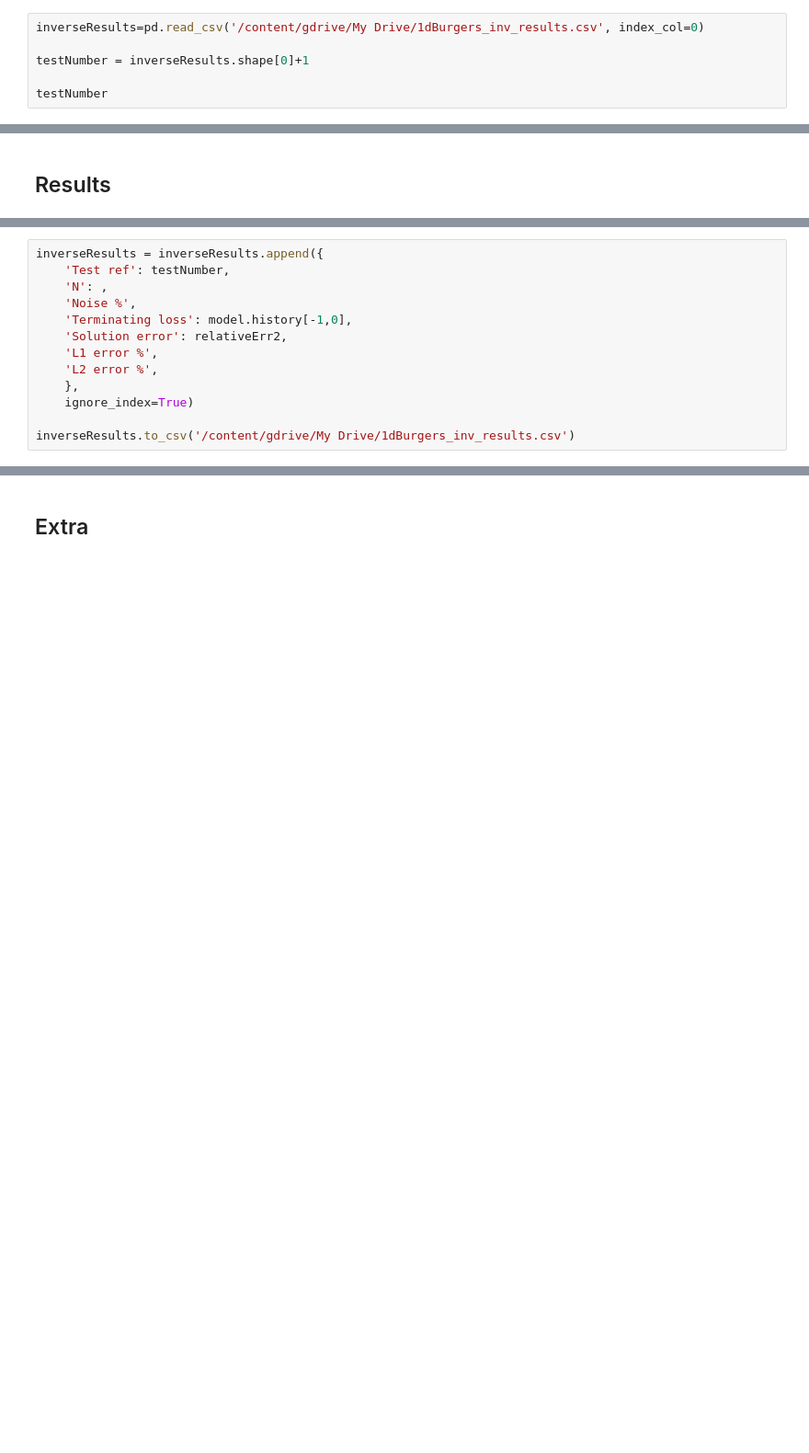
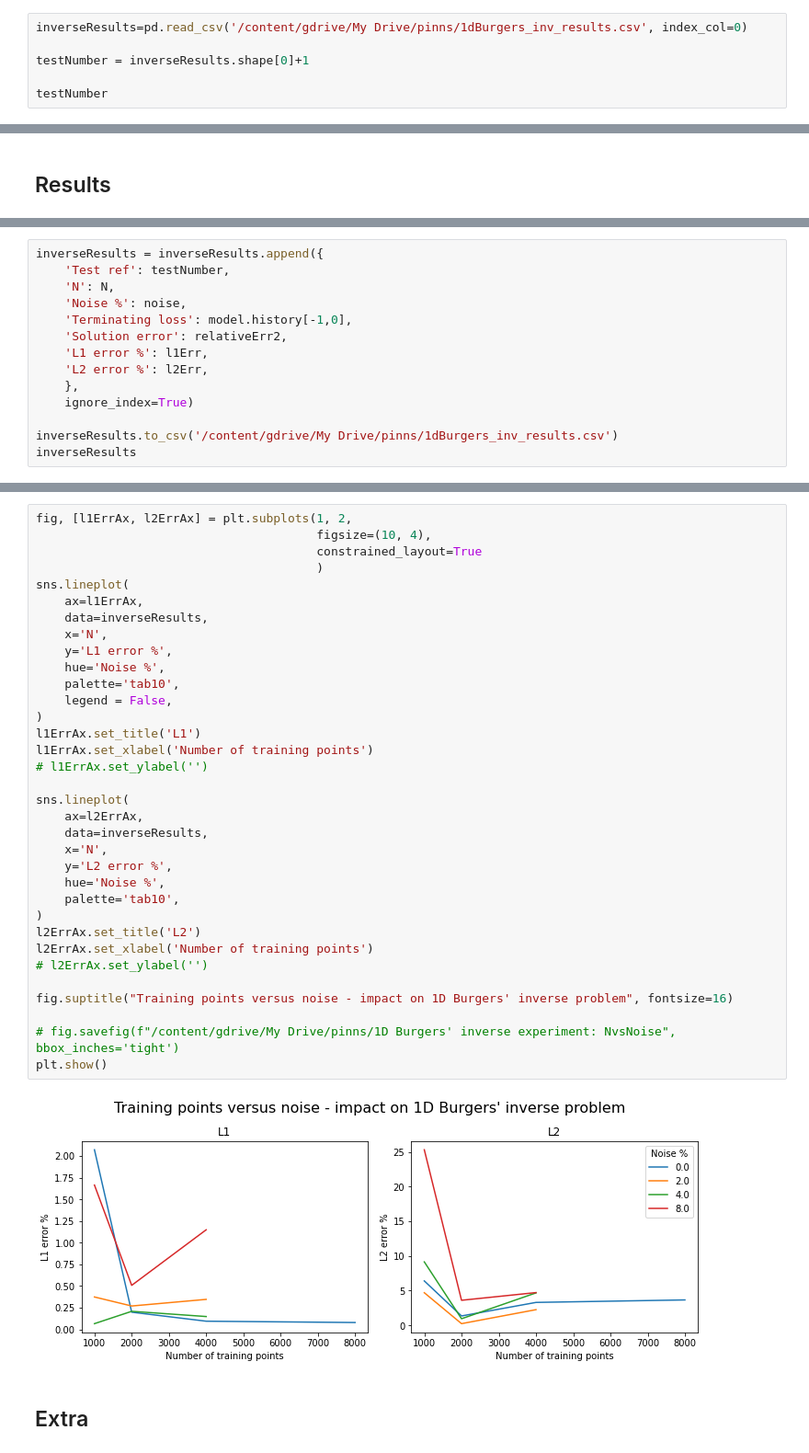
Before and after one commit to StephenTGibson/COMP527-colabNotebooks, a Jupyter notebook: COMP702-MScProject/PINN_method_for_1D_Burgers'_equation_inverse_problem_experiments.ipynb, the cells around one changed output, grey strips where cells are left out. Shown at 92% size. Cells and saved outputs as stored; diff of their text form; blank space fills up the shorter version.

```diff
--- a/COMP702-MScProject/PINN_method_for_1D_Burgers'_equation_inverse_problem_experiments.ipynb
+++ b/COMP702-MScProject/PINN_method_for_1D_Burgers'_equation_inverse_problem_experiments.ipynb
@@ -157,7 +140,7 @@ INFO:Devito:Operator `Kernel` ran in 0.01 s
 # %% [markdown]
 ## Define PINN
 # %%
-inverseResults=pd.read_csv('/content/gdrive/My Drive/1dBurgers_inv_results.csv', index_col=0)
+inverseResults=pd.read_csv('/content/gdrive/My Drive/pinns/1dBurgers_inv_results.csv', index_col=0)
 
 testNumber = inverseResults.shape[0]+1
 
@@ -361,13 +344,14 @@ plt.show()
 # %%
 inverseResults = inverseResults.append({
     'Test ref': testNumber,
-    'N': ,
-    'Noise %',
+    'N': N,
+    'Noise %': noise,
     'Terminating loss': model.history[-1,0],
     'Solution error': relativeErr2,
-    'L1 error %',
-    'L2 error %',
+    'L1 error %': l1Err,
+    'L2 error %': l2Err,
     },
     ignore_index=True)
 
-inverseResults.to_csv('/content/gdrive/My Drive/1dBurgers_inv_results.csv')
+inverseResults.to_csv('/content/gdrive/My Drive/pinns/1dBurgers_inv_results.csv')
+inverseResults
@@ -374,2 +375,38 @@ inverseResults.to_csv('/content/gdrive/My Drive/1dBurgers_inv_results.csv')
+# %%
+fig, [l1ErrAx, l2ErrAx] = plt.subplots(1, 2,
+                                       figsize=(10, 4),
+                                       constrained_layout=True
+                                       )
+sns.lineplot(
+    ax=l1ErrAx,
+    data=inverseResults,
+    x='N',
+    y='L1 error %',
+    hue='Noise %',
+    palette='tab10',
+    legend = False,
+)
+l1ErrAx.set_title('L1')
+l1ErrAx.set_xlabel('Number of training points')
+# l1ErrAx.set_ylabel('')
+
+sns.lineplot(
+    ax=l2ErrAx,
+    data=inverseResults,
+    x='N',
+    y='L2 error %',
+    hue='Noise %',
+    palette='tab10',
+)
+l2ErrAx.set_title('L2')
+l2ErrAx.set_xlabel('Number of training points')
+# l2ErrAx.set_ylabel('')
+
+fig.suptitle("Training points versus noise - impact on 1D Burgers' inverse problem", fontsize=16)
+
+# fig.savefig(f"/content/gdrive/My Drive/pinns/1D Burgers' inverse experiment: NvsNoise", bbox_inches='tight')
+plt.show()
+# %% [output]
+[figure, added]
 # %% [markdown]
 ## Extra
```
Also changed, not shown: parts of 16 cells of this notebook.
